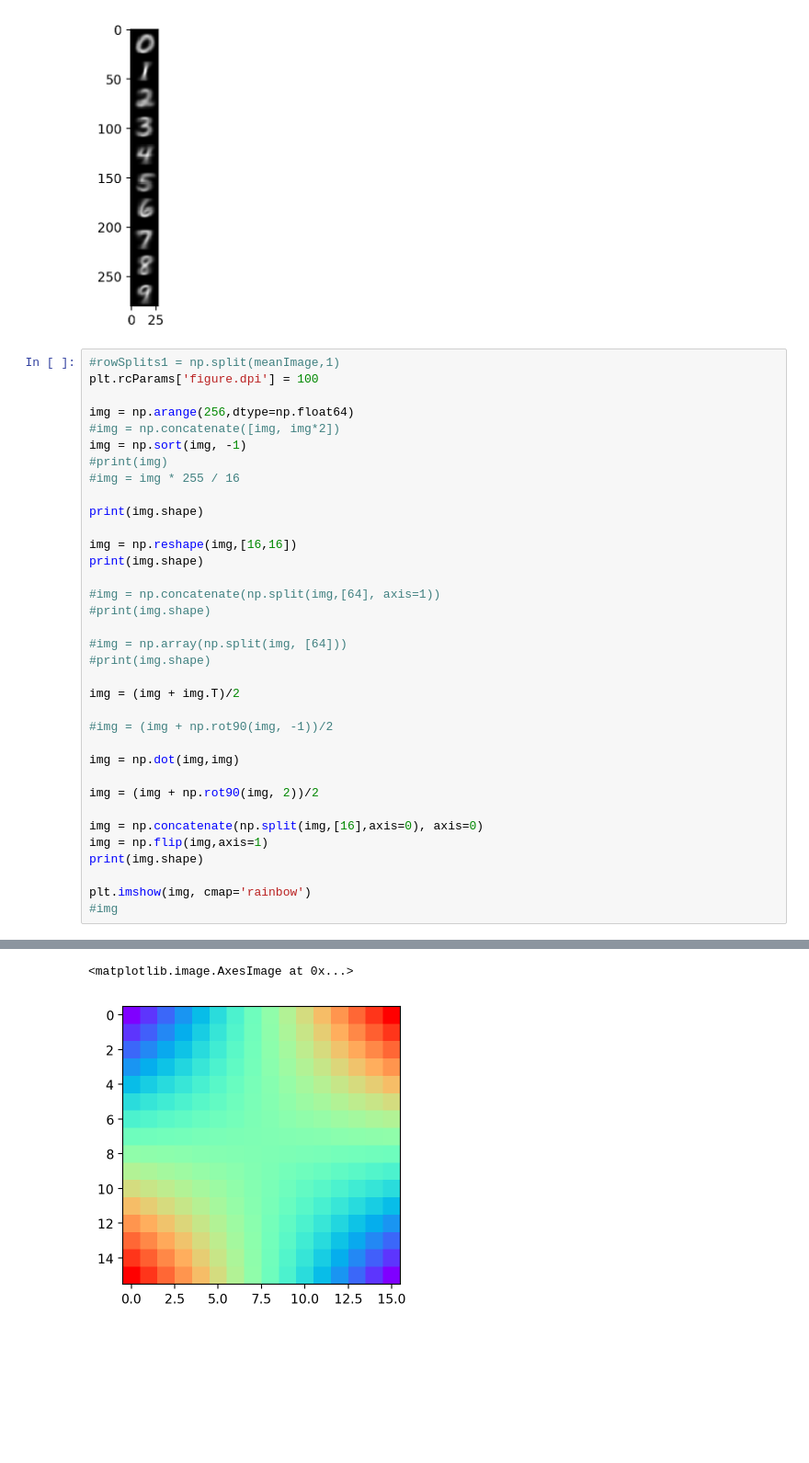
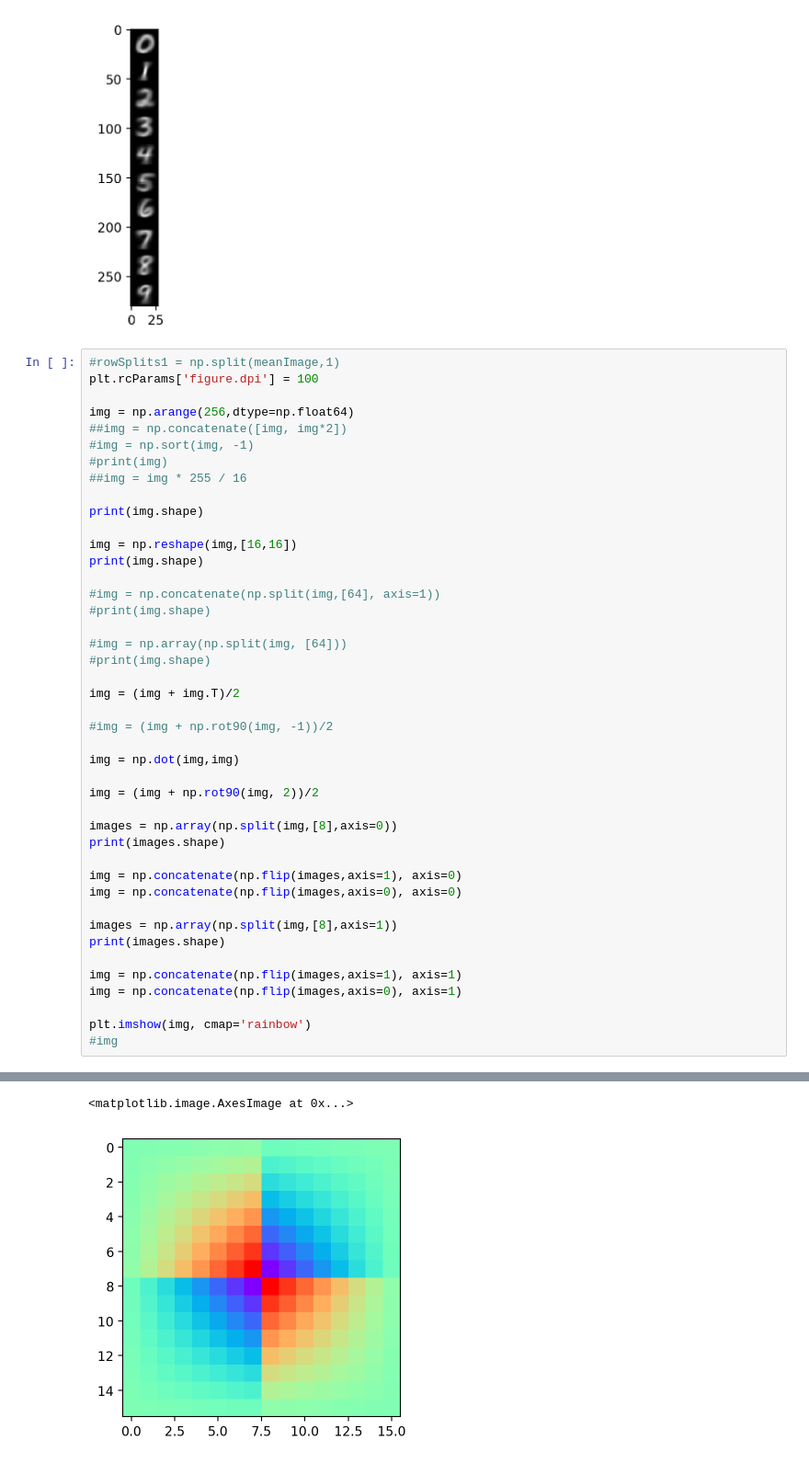
Before and after one commit to loganathan001/AI, a Jupyter notebook: Learnings/py_dnn_sentdex/tensorflow/numpy_nb.ipynb, the cells around one changed output, grey strips where cells are left out. Shown at 92% size. Saved outputs shown, nothing was run; the diff lists cells and outputs as text; blank space fills up the shorter version.

```diff
--- a/Learnings/py_dnn_sentdex/tensorflow/numpy_nb.ipynb
+++ b/Learnings/py_dnn_sentdex/tensorflow/numpy_nb.ipynb
@@ -71,10 +71,10 @@ plt.imshow(rotImage2, cmap='gray')
 plt.rcParams['figure.dpi'] = 100
 
 img = np.arange(256,dtype=np.float64)
-#img = np.concatenate([img, img*2])
-img = np.sort(img, -1)
+##img = np.concatenate([img, img*2])
+#img = np.sort(img, -1)
 #print(img)
-#img = img * 255 / 16
+##img = img * 255 / 16
 
 print(img.shape)
 
@@ -95,9 +95,17 @@ img = np.dot(img,img)
 
 img = (img + np.rot90(img, 2))/2
 
-img = np.concatenate(np.split(img,[16],axis=0), axis=0)
-img = np.flip(img,axis=1)
-print(img.shape)
+images = np.array(np.split(img,[8],axis=0))
+print(images.shape)
+
+img = np.concatenate(np.flip(images,axis=1), axis=0)
+img = np.concatenate(np.flip(images,axis=0), axis=0)
+
+images = np.array(np.split(img,[8],axis=1))
+print(images.shape)
+
+img = np.concatenate(np.flip(images,axis=1), axis=1)
+img = np.concatenate(np.flip(images,axis=0), axis=1)
 
 plt.imshow(img, cmap='rainbow')
 #img
@@ -108,2 +117,2 @@ plt.imshow(img, cmap='rainbow')
 <matplotlib.image.AxesImage at 0x...>
-[figure, old version]
+[figure, new version]
```
Also changed, not shown: parts of 1 cell of this notebook.
